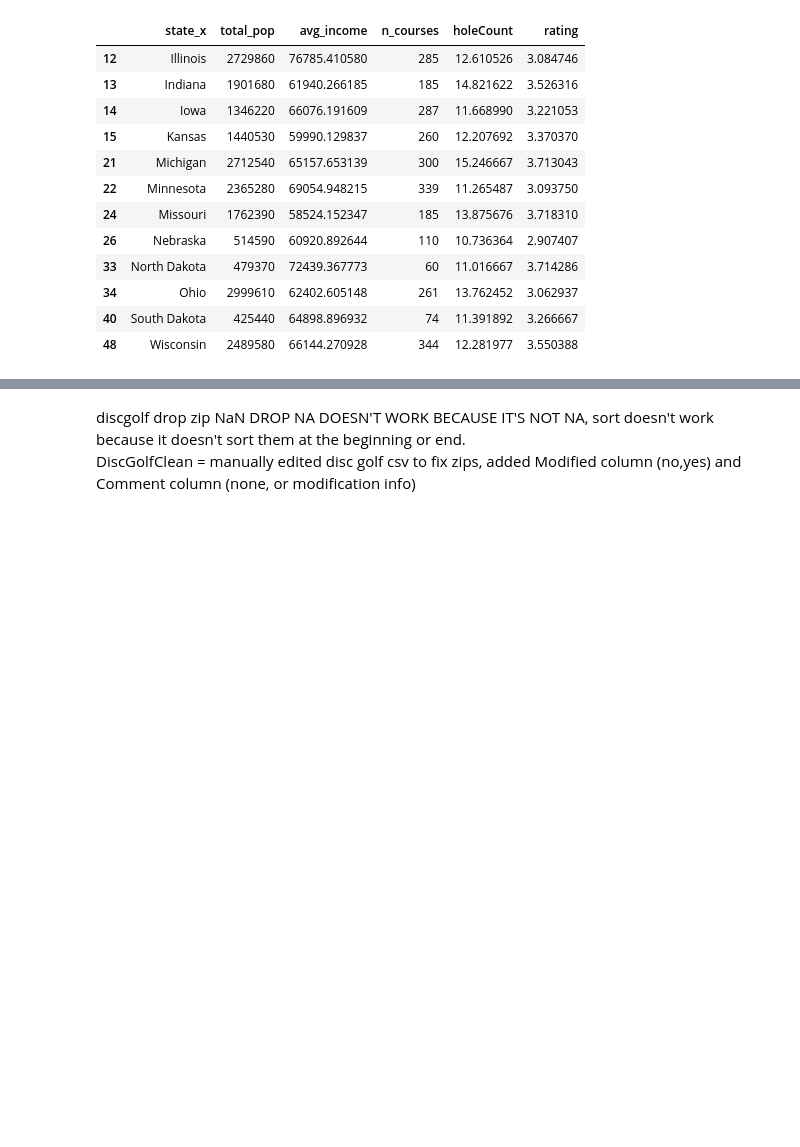
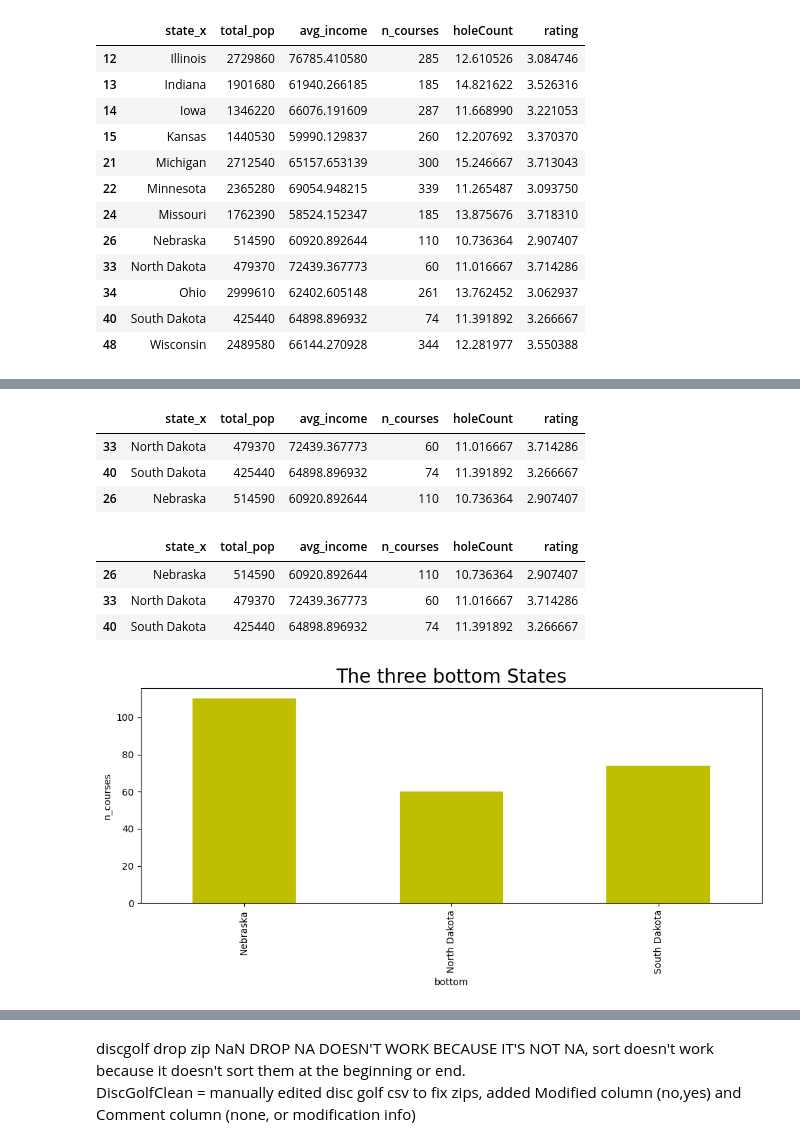
Before and after one commit to paulbrichta/Project-1, a Jupyter notebook: P1_data_analysis_R.ipynb, the cells around one changed output, grey strips where cells are left out. Drawn from its saved outputs; the diff is of its cells as text; code cells hidden in the pictures; blank space fills up the shorter version.

```diff
--- a/P1_data_analysis_R.ipynb
+++ b/P1_data_analysis_R.ipynb
@@ -115,0 +166,30 @@ Midwest
+# %%
+# Sort the lowest and display the top 3 rows.
+bottom_midwest=Midwest.sort_values("n_courses",ascending = True)
+bottom_midwest.head(3)
+# %% [output]
+|  | state_x | total_pop | avg_income | n_courses | holeCount | rating |
+| 33 | North Dakota | 479370 | 72439.367773 | 60 | 11.016667 | 3.714286 |
+| 40 | South Dakota | 425440 | 64898.896932 | 74 | 11.391892 | 3.266667 |
+| 26 | Nebraska | 514590 | 60920.892644 | 110 | 10.736364 | 2.907407 |
+# %%
+bottom =Midwest.loc[(Midwest["state_x"]=="North Dakota")|(Midwest["state_x"]=="South Dakota")|(Midwest["state_x"]=="Nebraska")]
+bottom
+# %% [output]
+|  | state_x | total_pop | avg_income | n_courses | holeCount | rating |
+| 26 | Nebraska | 514590 | 60920.892644 | 110 | 10.736364 | 2.907407 |
+| 33 | North Dakota | 479370 | 72439.367773 | 60 | 11.016667 | 3.714286 |
+| 40 | South Dakota | 425440 | 64898.896932 | 74 | 11.391892 | 3.266667 |
+# %%
+#Generate a bar plot showing Midwest and number of courses
+#midwest_numb_courses =Midwest["state_x"].value_counts()
+bottom.plot(x="state_x",y="n_courses",kind="bar", color="y",figsize=(10,5),legend=None)
+#midwest_numb_courses.plot.bar(rot=0, x=Midwest,y= "n_courses")
+plt.xlabel("bottom")
+plt.xticks(rotation=90)
+plt.ylabel("n_courses")
+plt.title("The three bottom States",fontsize = 20)
+plt.tight_layout()
+plt.show()
+# %% [output]
+[figure, added]
```
Also changed, not shown: parts of 20 cells of this notebook.
